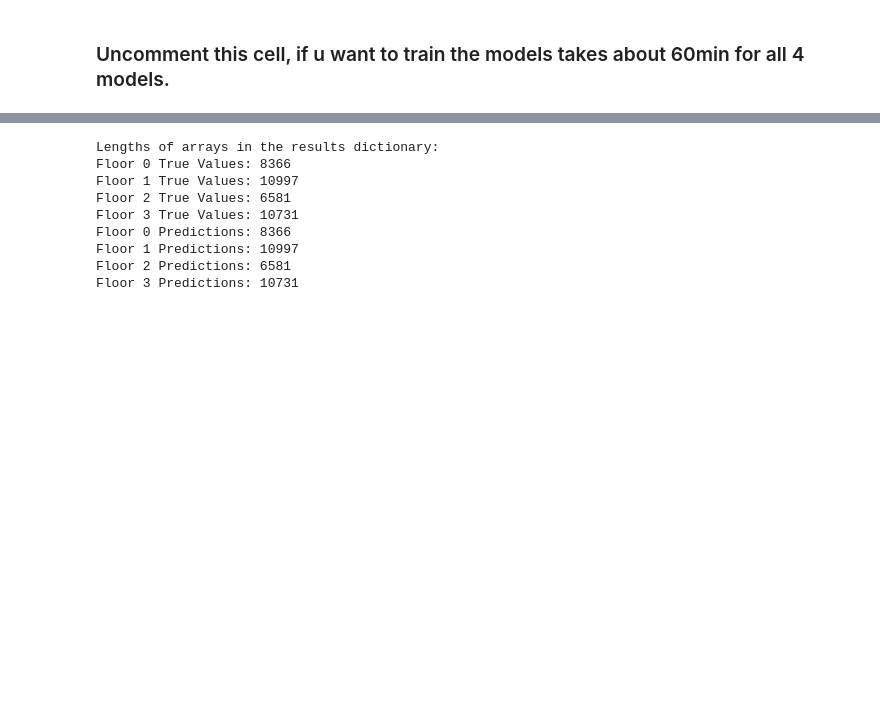
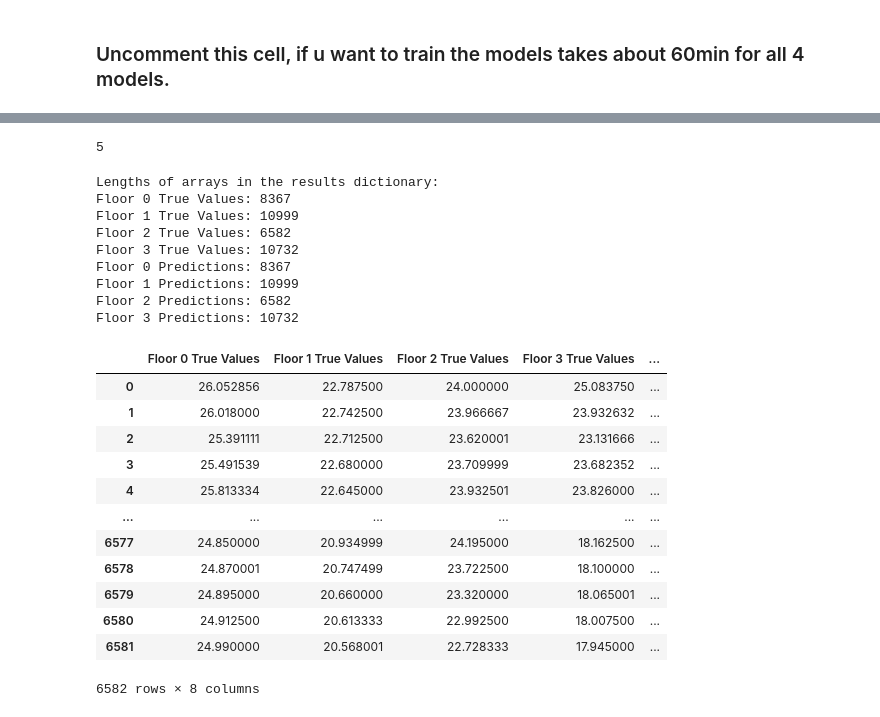
Before and after one commit to dezzay/IoT_Project, a Jupyter notebook: forecast.ipynb, the cells around one changed output, grey strips where cells are left out. Cells and saved outputs as stored; diff of their text form; code cells hidden in the pictures; blank space fills up the shorter version.

```diff
--- a/forecast.ipynb
+++ b/forecast.ipynb
@@ -330,9 +318,30 @@ model0, model1, model2, model3 = models[:4]
+# %%
+model_configs = [
+    {'input_size': 42, 'path': r".\trained_models\floor0_lstm_model.pth"},
+    {'input_size': 50, 'path': r".\trained_models\floor1_lstm_model.pth"},
+    {'input_size': 54, 'path': r".\trained_models\floor2_lstm_model.pth"},
+    {'input_size': 50, 'path': r".\trained_models\floor3_lstm_model.pth"},
+    {'input_size': 54, 'path': r".\trained_models\floor4_lstm_model.pth"},
+]
+
+models = []
+
+for config in model_configs:
+    model = TempModel(input_size=config['input_size'])
+    model.load_state_dict(torch.load(config['path']))
+    model.eval()
+    models.append(model)
 # %%
+dataframes = [dfeu, dfe0, dfe1, dfe2, dfe3]
+directory = "trained_models"
+
 for i, df in enumerate(dataframes, start=0):
+    # Construct the file path
+    file_path = os.path.join(directory, f'floor{i}_losses.txt')
+
     # Load losses from the file
-    with open(f'floor{i}_losses.txt', 'r') as file:
+    with open(file_path, 'r') as file:
         lines = file.readlines()
-
 
     train_losses = []
     test_losses = []
@@ -353,16 +362,27 @@ for i, df in enumerate(dataframes, start=0):
         else:
             test_losses.append(float(line.strip()))
 
-    epochs = range(1, len(train_losses) + 1)
+    epochs = list(range(1, len(train_losses) + 1))
     loss_data = {'Epochs': epochs, 'Train Loss': train_losses, 'Test Loss': test_losses}
     loss_df = pd.DataFrame(loss_data)
 
-    # Plot using Plotly Express
-    fig = px.line(loss_df, x='Epochs', y=['Train Loss', 'Test Loss'], title=f'Loss for Floor {i}')
-    fig.update_layout(yaxis_title="Loss")
+    # Plot using Plotly Graph Objects
+    fig = go.Figure()
+
+    fig.add_trace(go.Scatter(x=loss_df['Epochs'], y=loss_df['Train Loss'], mode='lines', name='Train Loss'))
+    fig.add_trace(go.Scatter(x=loss_df['Epochs'], y=loss_df['Test Loss'], mode='lines', name='Test Loss'))
+
+    fig.update_layout(title=f'Loss for Floor {i}', xaxis_title='Epochs', yaxis_title='Loss')
+
     fig.show()
+# %%
+len(models)
+# %% [output]
+5
+# %%
+model0, model1, model2, model3, model4 = models[:5]
 # %%
-models = [model0, model1, model2, model3]
+models = [model1, model2, model3, model4]
 dataframes = [dfe0, dfe1, dfe2, dfe3]
 
 results = {
@@ -391,38 +411,54 @@ for model_name, (df, model) in zip(['Floor 0', 'Floor 1', 'Floor 2', 'Floor 3'],
     # Set model to evaluation mode
     model.eval()
 
     # Perform prediction
     with torch.no_grad():
         y_pred = model(X_test)
 
     y_pred = y_pred.cpu().numpy()
     y_test = y_test.cpu().numpy()
 
     # Update the results dictionary
     results[f'{model_name} True Values'].extend(y_test.flatten())
     results[f'{model_name} Predictions'].extend(y_pred.flatten())
 
 # Debug statement to check lengths of arrays in the results dictionary
 print("Lengths of arrays in the results dictionary:")
 for key, value in results.items():
     print(f"{key}: {len(value)}")
 
 # Ensure all arrays have the same length before creating DataFrame
 min_length = min(len(value) for value in results.values())
 
 # Trim all arrays to the same length
 for key in results:
     results[key] = results[key][:min_length]
 
 # Convert results dictionary to DataFrame
 df_results = pd.DataFrame(results)
+
+# Display the resulting DataFrame
+df_results
 # %% [output]
 Lengths of arrays in the results dictionary:
-Floor 0 True Values: 8366
-Floor 1 True Values: 10997
-Floor 2 True Values: 6581
-Floor 3 True Values: 10731
-Floor 0 Predictions: 8366
-Floor 1 Predictions: 10997
-Floor 2 Predictions: 6581
-Floor 3 Predictions: 10731
+Floor 0 True Values: 8367
+Floor 1 True Values: 10999
+Floor 2 True Values: 6582
+Floor 3 True Values: 10732
+Floor 0 Predictions: 8367
+Floor 1 Predictions: 10999
+Floor 2 Predictions: 6582
+Floor 3 Predictions: 10732
+|  | Floor 0 True Values | Floor 1 True Values | Floor 2 True Values | Floor 3 True Values | ... |
+| 0 | 26.052856 | 22.787500 | 24.000000 | 25.083750 | ... |
+| 1 | 26.018000 | 22.742500 | 23.966667 | 23.932632 | ... |
+| 2 | 25.391111 | 22.712500 | 23.620001 | 23.131666 | ... |
+| 3 | 25.491539 | 22.680000 | 23.709999 | 23.682352 | ... |
+| 4 | 25.813334 | 22.645000 | 23.932501 | 23.826000 | ... |
+| ... | ... | ... | ... | ... | ... |
+| 6577 | 24.850000 | 20.934999 | 24.195000 | 18.162500 | ... |
+| 6578 | 24.870001 | 20.747499 | 23.722500 | 18.100000 | ... |
+| 6579 | 24.895000 | 20.660000 | 23.320000 | 18.065001 | ... |
+| 6580 | 24.912500 | 20.613333 | 22.992500 | 18.007500 | ... |
+| 6581 | 24.990000 | 20.568001 | 22.728333 | 17.945000 | ... |
+6582 rows × 8 columns
```
Also changed, not shown: parts of 17 cells of this notebook.
